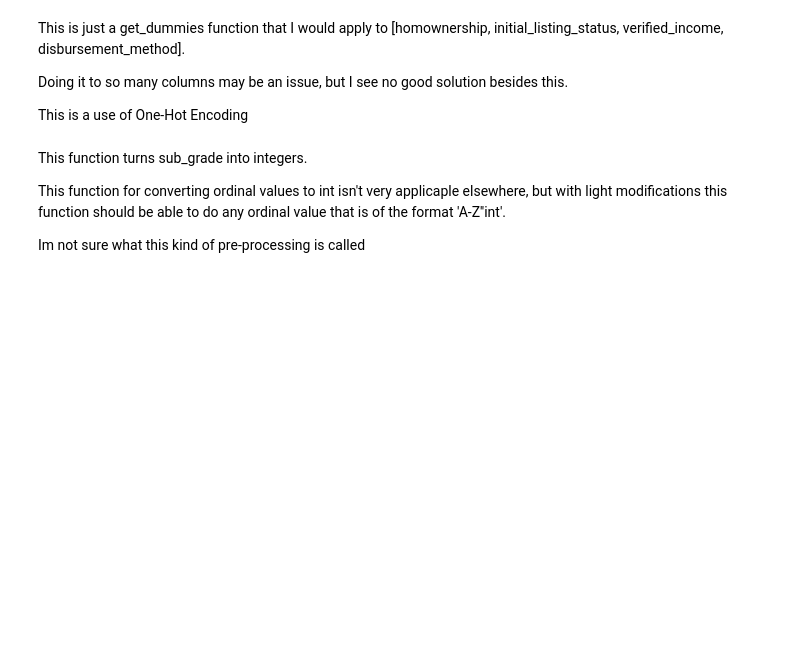
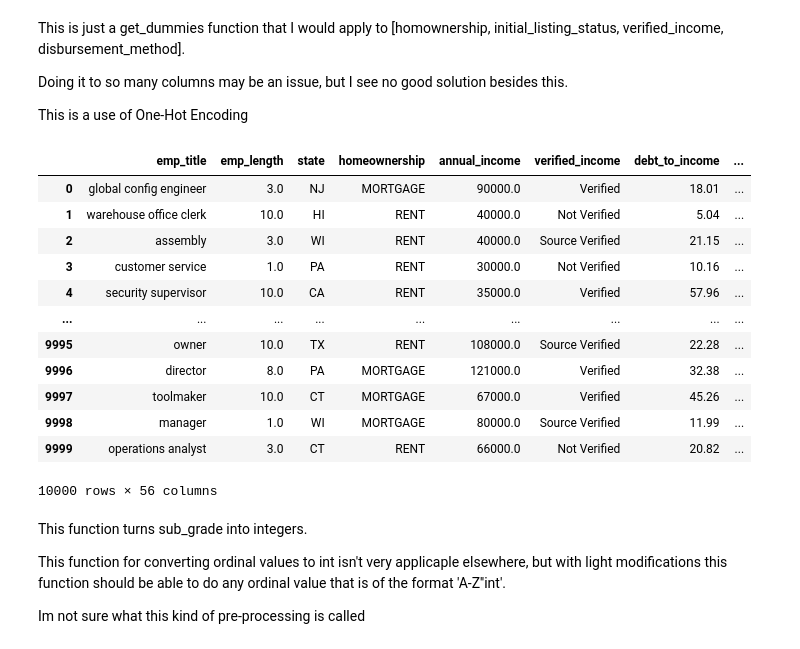
Before and after one commit to Liam-RA/CSCI_1070_Liam-RA, a Jupyter notebook: Week_06/Week_6_Homework.ipynb, the cells around one changed output. Cells and saved outputs as stored; diff of their text form; code cells hidden in the pictures; blank space fills up the shorter version.

```diff
--- a/Week_06/Week_6_Homework.ipynb
+++ b/Week_06/Week_6_Homework.ipynb
@@ -52,25 +59,41 @@ This is a use of One-Hot Encoding
 # %%
 #2, code
 
 def get_dummies(DATAFRAME,COLUMN): #This is just a get_dummies function, I am using it on
     #[homownership, initial_listing_status, verified_income, disbursement_method]
     # This type of pre-prroccessing is called one-hot encoding
     """replaces column with the split version"""
     filler_df= pd.get_dummies(DATAFRAME[COLUMN])
 
     columns = list(filler_df.columns)
 
     for _ in columns:
 
         j = 0
 
         DATAFRAME.insert((DATAFRAME.columns.get_loc(COLUMN))+j,_,filler_df[_])
 
         j=+1
 
     DATAFRAME = DATAFRAME.drop(COLUMN, axis = 'columns')
 
     return DATAFRAME
+
+get_dummies(df,'initial_listing_status')
+# %% [output]
+|  | emp_title | emp_length | state | homeownership | annual_income | verified_income | debt_to_income | ... |
+| 0 | global config engineer | 3.0 | NJ | MORTGAGE | 90000.0 | Verified | 18.01 | ... |
+| 1 | warehouse office clerk | 10.0 | HI | RENT | 40000.0 | Not Verified | 5.04 | ... |
+| 2 | assembly | 3.0 | WI | RENT | 40000.0 | Source Verified | 21.15 | ... |
+| 3 | customer service | 1.0 | PA | RENT | 30000.0 | Not Verified | 10.16 | ... |
+| 4 | security supervisor | 10.0 | CA | RENT | 35000.0 | Verified | 57.96 | ... |
+| ... | ... | ... | ... | ... | ... | ... | ... | ... |
+| 9995 | owner | 10.0 | TX | RENT | 108000.0 | Source Verified | 22.28 | ... |
+| 9996 | director | 8.0 | PA | MORTGAGE | 121000.0 | Verified | 32.38 | ... |
+| 9997 | toolmaker | 10.0 | CT | MORTGAGE | 67000.0 | Verified | 45.26 | ... |
+| 9998 | manager | 1.0 | WI | MORTGAGE | 80000.0 | Source Verified | 11.99 | ... |
+| 9999 | operations analyst | 3.0 | CT | RENT | 66000.0 | Not Verified | 20.82 | ... |
+10000 rows × 56 columns
 # %% [markdown]
 This function turns sub_grade into integers.
 
```
Also changed, not shown: parts of 12 cells of this notebook, 3 other files.
